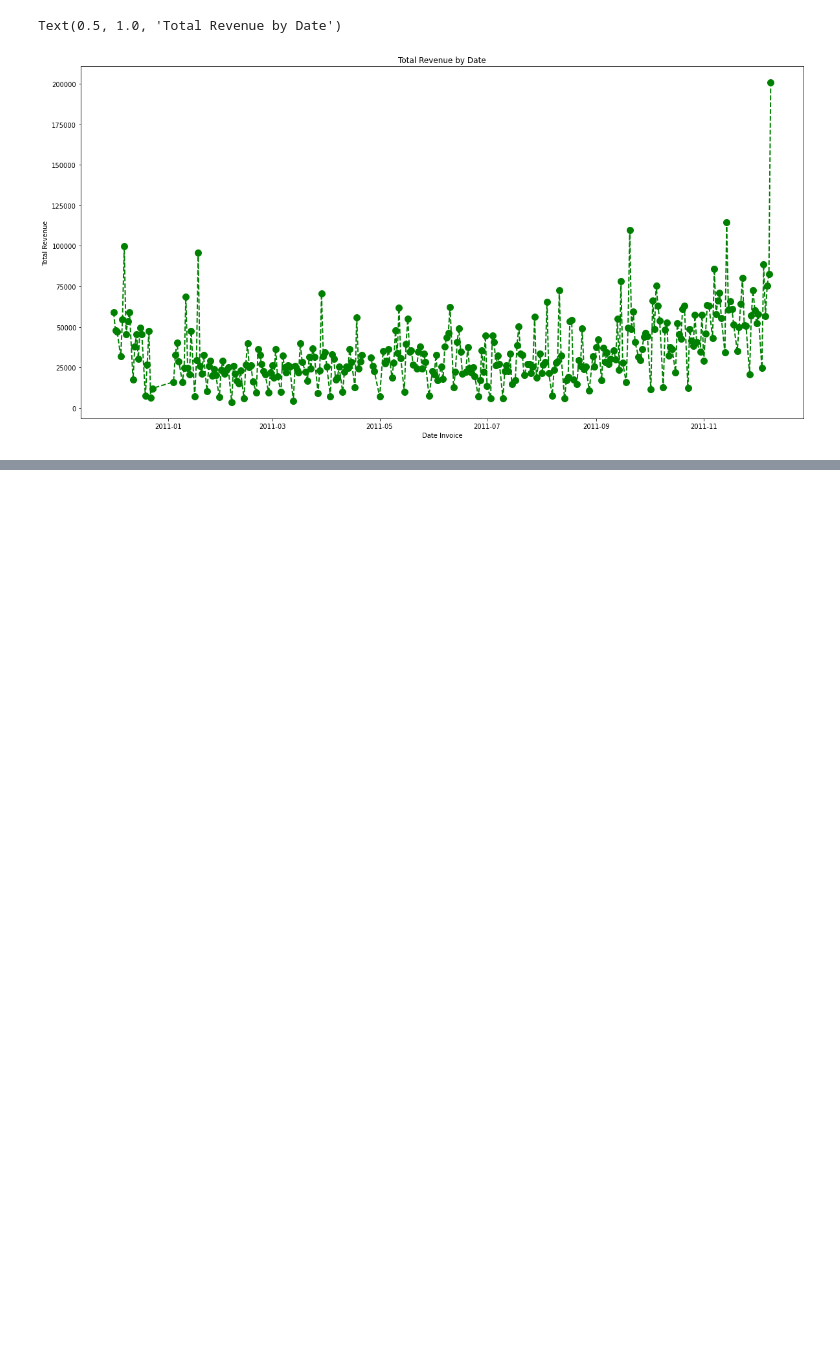
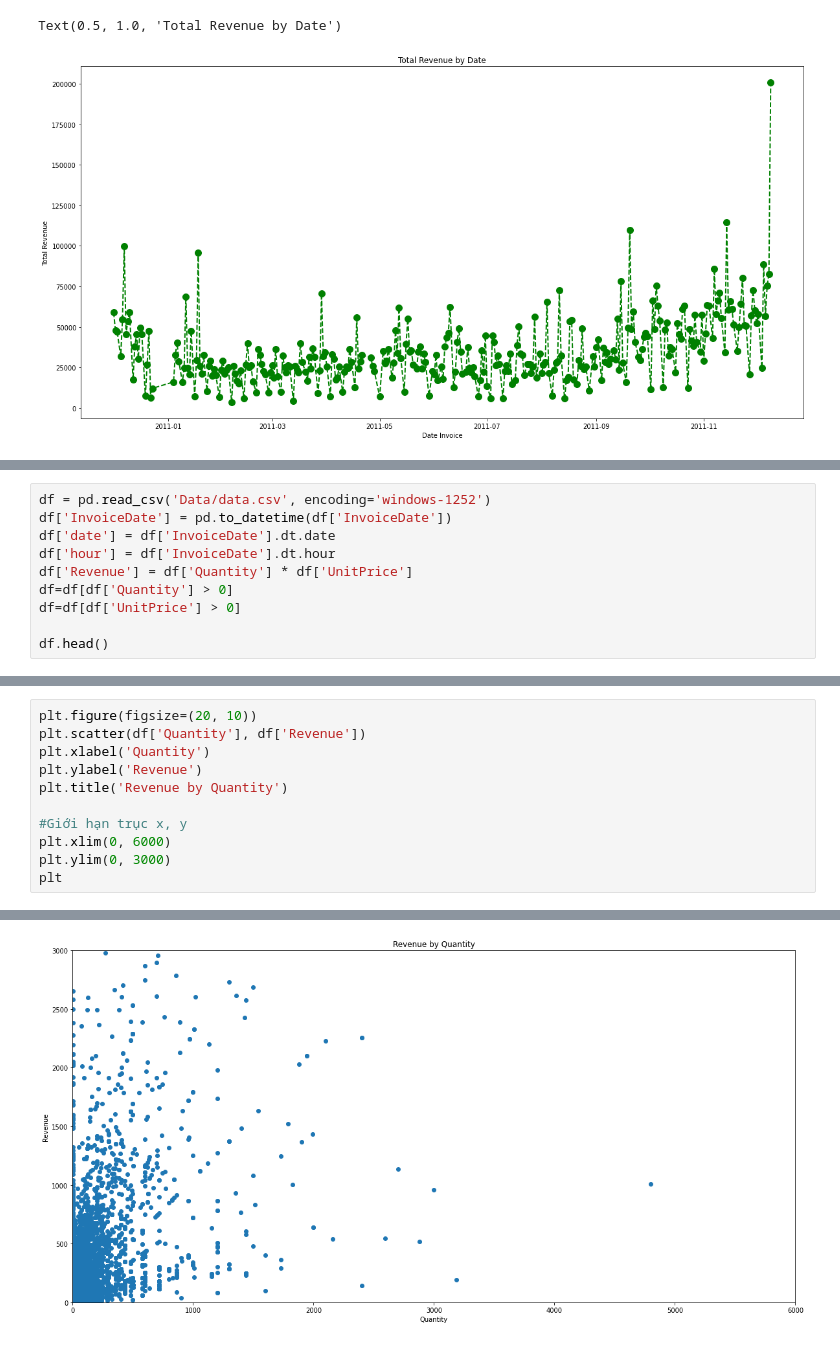
Before and after one commit to thanhENC/DA-course-UEL, a Jupyter notebook: 01. Visualization/Visualization.ipynb, the cells around one changed output, grey strips where cells are left out. Cells and saved outputs as stored; diff of their text form; blank space fills up the shorter version.

```diff
--- a/01. Visualization/Visualization.ipynb
+++ b/01. Visualization/Visualization.ipynb
@@ -164,0 +207,10 @@ Text(0.5, 1.0, 'Total Revenue by Date')
+# %%
+df = pd.read_csv('Data/data.csv', encoding='windows-1252')
+df['InvoiceDate'] = pd.to_datetime(df['InvoiceDate'])
+df['date'] = df['InvoiceDate'].dt.date
+df['hour'] = df['InvoiceDate'].dt.hour
+df['Revenue'] = df['Quantity'] * df['UnitPrice']
+df=df[df['Quantity'] > 0]
+df=df[df['UnitPrice'] > 0]
+
+df.head()
@@ -164,0 +224,12 @@ Text(0.5, 1.0, 'Total Revenue by Date')
+# %%
+plt.figure(figsize=(20, 10))
+plt.scatter(df['Quantity'], df['Revenue'])
+plt.xlabel('Quantity')
+plt.ylabel('Revenue')
+plt.title('Revenue by Quantity')
+
+#Giới hạn trục x, y
+plt.xlim(0, 6000)
+plt.ylim(0, 3000)
+plt
+# %% [output]
@@ -164,0 +237 @@ Text(0.5, 1.0, 'Total Revenue by Date')
+[figure, added]
```
Also changed, not shown: parts of 7 cells of this notebook.
